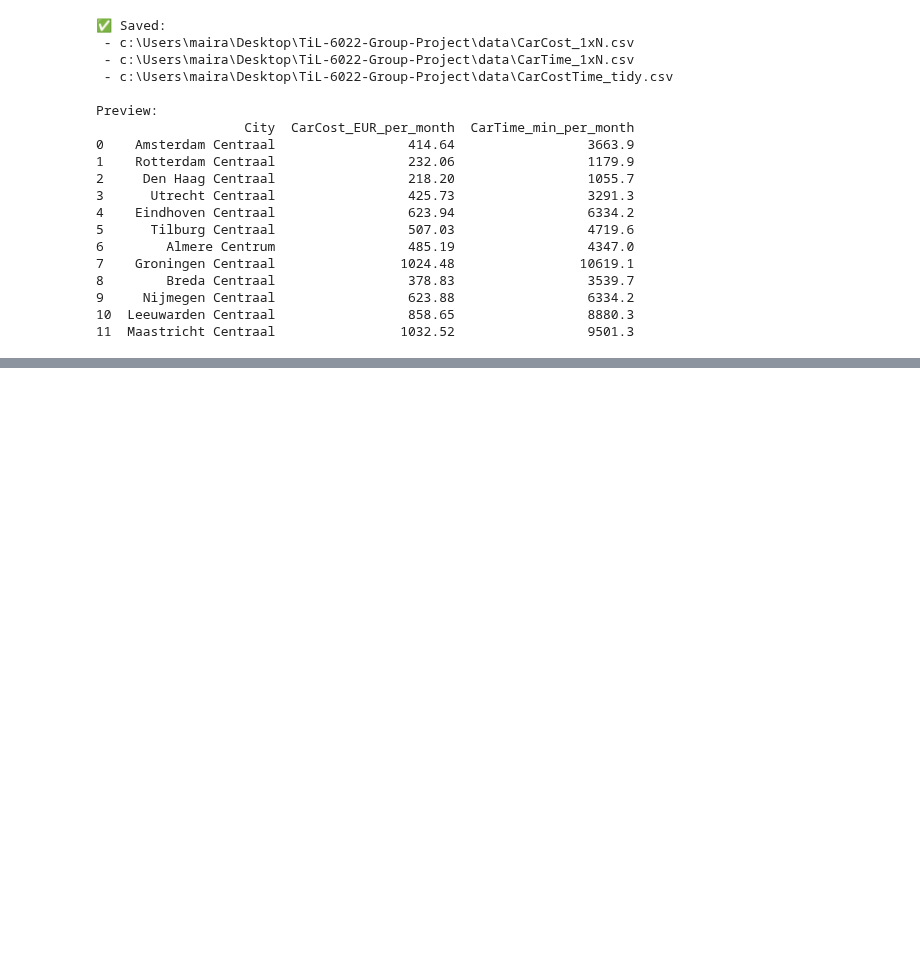
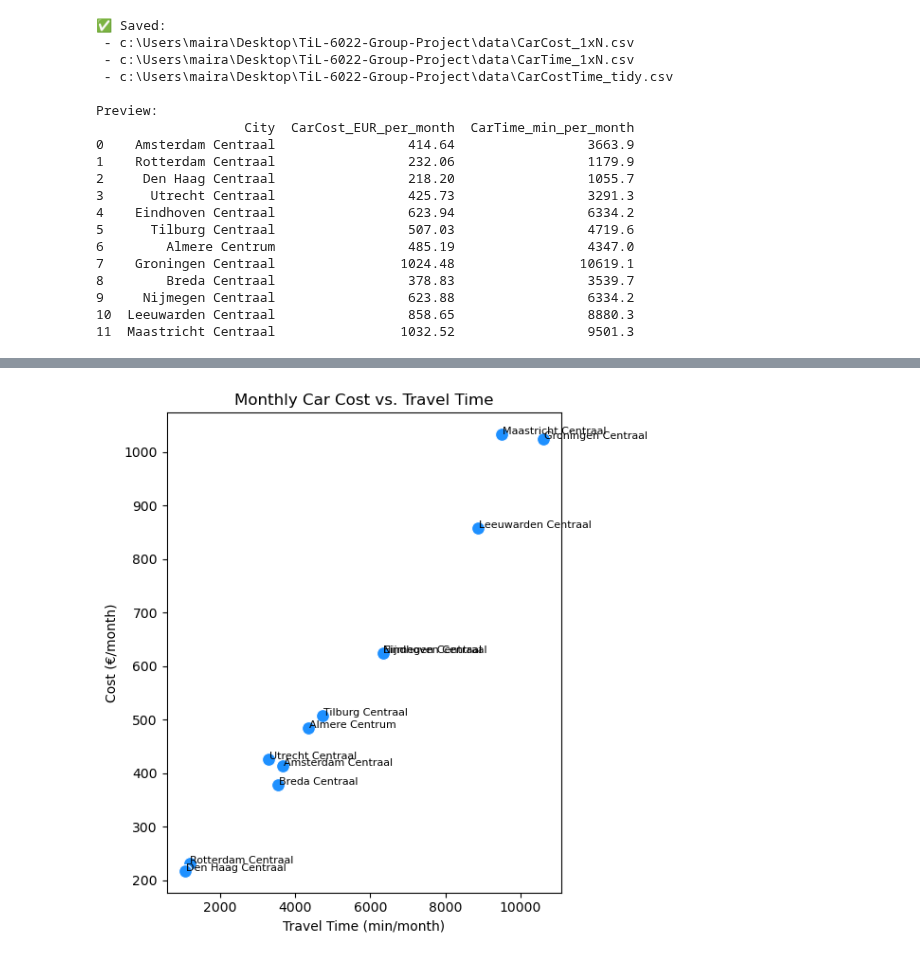
Before and after one commit to gkosmidis4/TiL-6022-Group-Project, a Jupyter notebook: code/Car_Calculations.ipynb, the cells around one changed output, grey strips where cells are left out. Saved outputs shown, nothing was run; the diff lists cells and outputs as text; code cells hidden in the pictures; blank space fills up the shorter version.

```diff
--- a/code/Car_Calculations.ipynb
+++ b/code/Car_Calculations.ipynb
@@ -209,0 +243,16 @@ Preview:
+# %%
+plt.figure(figsize=(6, 6))
+sns.scatterplot(
+    x="CarTime_min_per_month",
+    y="CarCost_EUR_per_month",
+    data=df, s=100, color="dodgerblue"
+)
+for i, row in df.iterrows():
+    plt.text(row.CarTime_min_per_month+20, row.CarCost_EUR_per_month, row.City, fontsize=8)
+plt.title("Monthly Car Cost vs. Travel Time")
+plt.xlabel("Travel Time (min/month)")
+plt.ylabel("Cost (€/month)")
+plt.tight_layout()
+plt.show()
+# %% [output]
+[figure, added]
```
Also changed, not shown: parts of 5 cells of this notebook, 4 other files.
